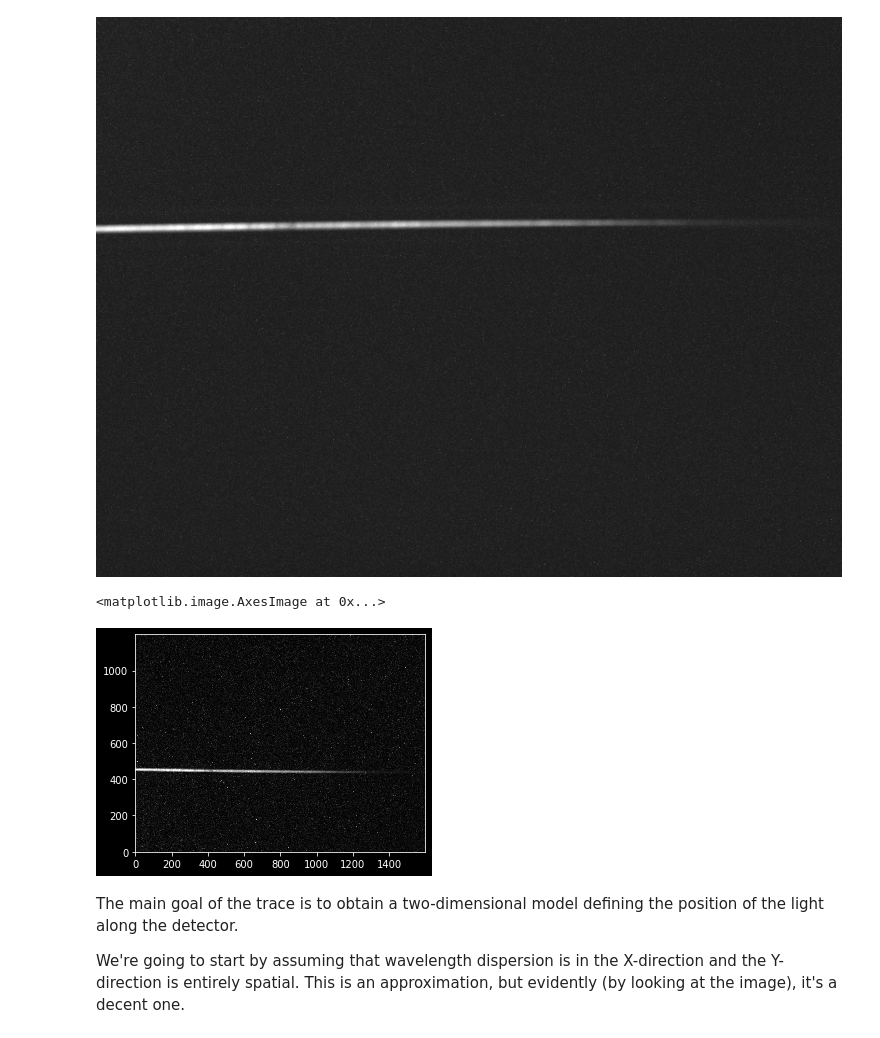
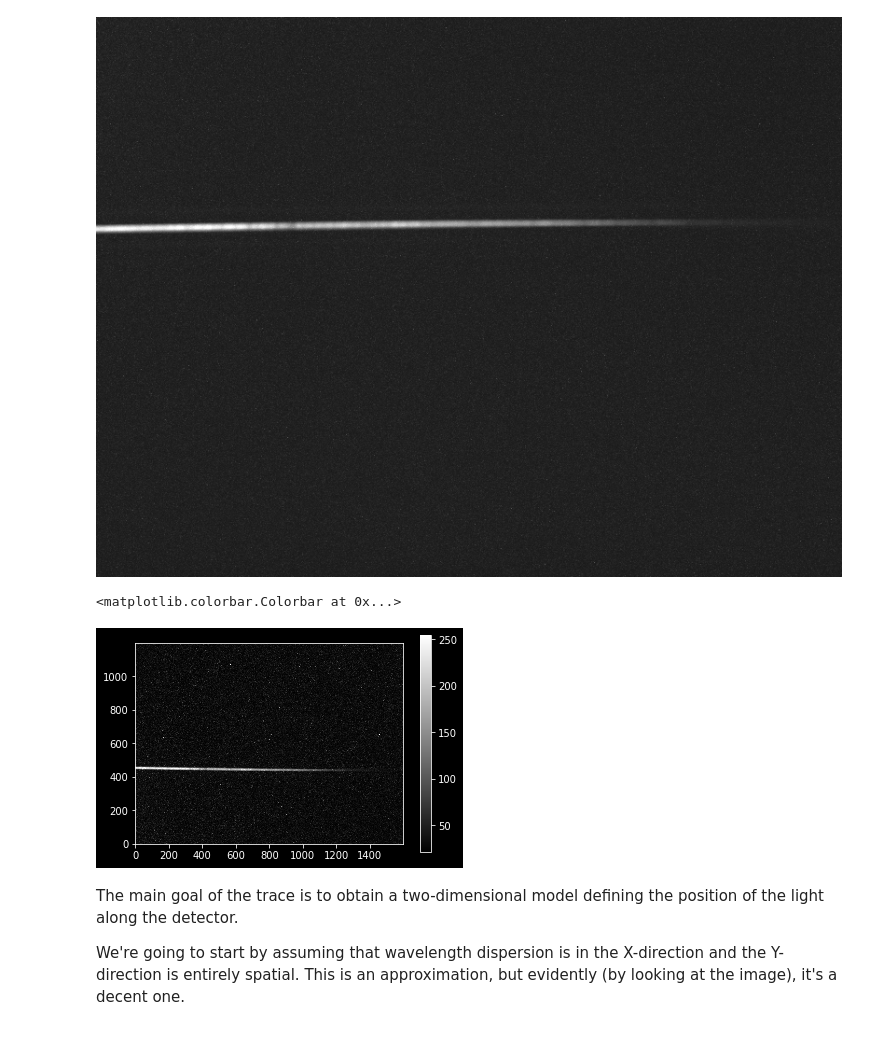
Before and after one commit to keflavich/AST4723-Public-Materials, a Jupyter notebook: spectroscopy/Spectroscopic Trace Tutorial.ipynb, the cells around one changed output. Drawn from its saved outputs; the diff is of its cells as text; code cells hidden in the pictures.

```diff
--- a/Spectroscopic Trace Tutorial.ipynb
+++ b/spectroscopy/Spectroscopic Trace Tutorial.ipynb
@@ -27,12 +27,13 @@ image_data
 # %%
 # but we'd like to see it with axes labeled
 import pylab as pl
 pl.rcParams['image.origin'] = 'lower'
 pl.matplotlib.style.use('dark_background')
 pl.imshow(image_data, cmap='gray')
+pl.colorbar()
 # %% [output]
-<matplotlib.image.AxesImage at 0x...>
+<matplotlib.colorbar.Colorbar at 0x...>
-[figure, old version]
+[figure, new version]
 # %% [markdown]
 The main goal of the trace is to obtain a two-dimensional model defining the position of the light along the detector.
 
```
Also changed, not shown: parts of 22 cells of this notebook, 7 other files.
